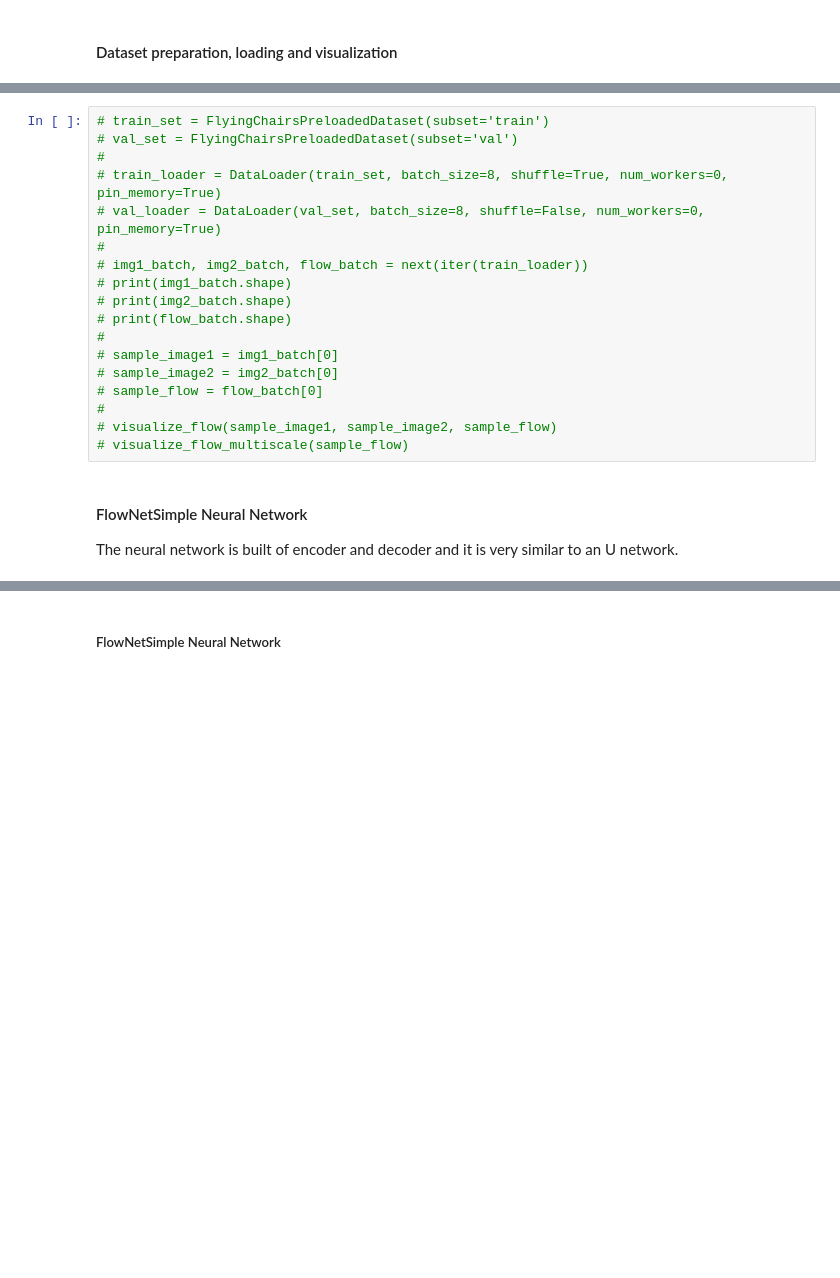
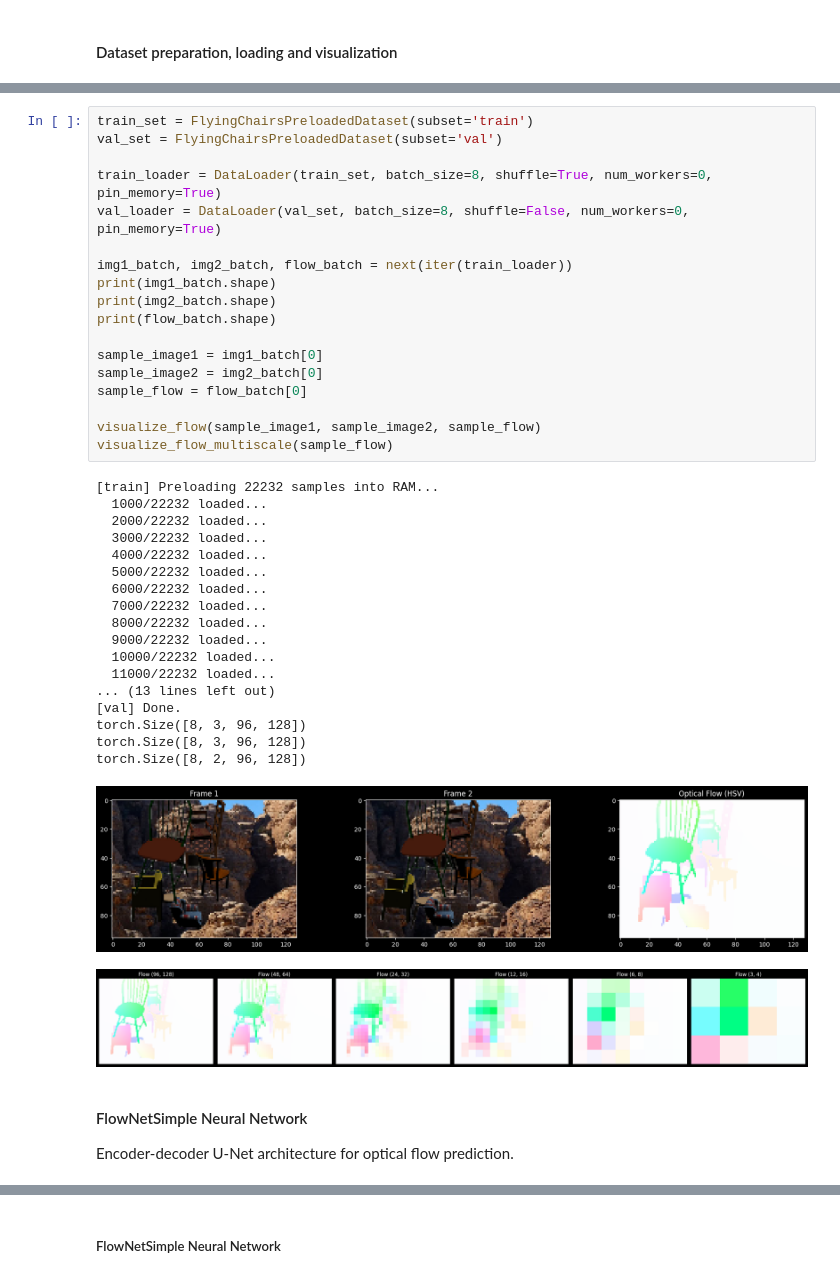
Before and after one commit to korunoskandrea/RV, a Jupyter notebook: vaja_03/optical_flow.ipynb, the cells around one changed output, grey strips where cells are left out. Cells and saved outputs as stored; diff of their text form; blank space fills up the shorter version.

```diff
--- a/vaja_03/optical_flow.ipynb
+++ b/vaja_03/optical_flow.ipynb
@@ -209,27 +165,47 @@ def visualize_flow_multiscale(flow, num_levels=6):
     plt.tight_layout()
     plt.show()
 # %%
-# train_set = FlyingChairsPreloadedDataset(subset='train')
-# val_set = FlyingChairsPreloadedDataset(subset='val')
-#
-# train_loader = DataLoader(train_set, batch_size=8, shuffle=True, num_workers=0, pin_memory=True)
-# val_loader = DataLoader(val_set, batch_size=8, shuffle=False, num_workers=0, pin_memory=True)
-#
-# img1_batch, img2_batch, flow_batch = next(iter(train_loader))
-# print(img1_batch.shape)
-# print(img2_batch.shape)
-# print(flow_batch.shape)
-#
-# sample_image1 = img1_batch[0]
-# sample_image2 = img2_batch[0]
-# sample_flow = flow_batch[0]
-#
-# visualize_flow(sample_image1, sample_image2, sample_flow)
-# visualize_flow_multiscale(sample_flow)
+train_set = FlyingChairsPreloadedDataset(subset='train')
+val_set = FlyingChairsPreloadedDataset(subset='val')
+
+train_loader = DataLoader(train_set, batch_size=8, shuffle=True, num_workers=0, pin_memory=True)
+val_loader = DataLoader(val_set, batch_size=8, shuffle=False, num_workers=0, pin_memory=True)
+
+img1_batch, img2_batch, flow_batch = next(iter(train_loader))
+print(img1_batch.shape)
+print(img2_batch.shape)
+print(flow_batch.shape)
+
+sample_image1 = img1_batch[0]
+sample_image2 = img2_batch[0]
+sample_flow = flow_batch[0]
+
+visualize_flow(sample_image1, sample_image2, sample_flow)
+visualize_flow_multiscale(sample_flow)
+# %% [output]
+[train] Preloading 22232 samples into RAM...
+  1000/22232 loaded...
+  2000/22232 loaded...
+  3000/22232 loaded...
+  4000/22232 loaded...
+  5000/22232 loaded...
+  6000/22232 loaded...
+  7000/22232 loaded...
+  8000/22232 loaded...
+  9000/22232 loaded...
+  10000/22232 loaded...
+  11000/22232 loaded...
+... (13 lines left out)
+[val] Done.
+torch.Size([8, 3, 96, 128])
+torch.Size([8, 3, 96, 128])
+torch.Size([8, 2, 96, 128])
+[figure, added]
+[figure, added]
 # %% [markdown]
 #### FlowNetSimple Neural Network
 
-The neural network is built of encoder and decoder and it is very similar to an U network.
+Encoder-decoder U-Net architecture for optical flow prediction.
 # %% [markdown]
 ##### Encoder
 
```
Also changed, not shown: parts of 31 cells of this notebook, 12 other files.
